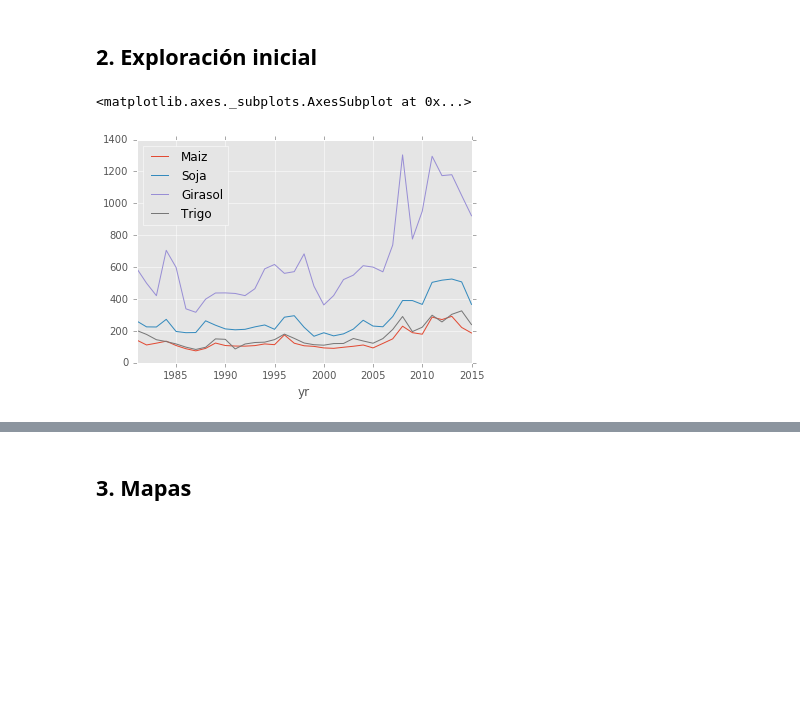
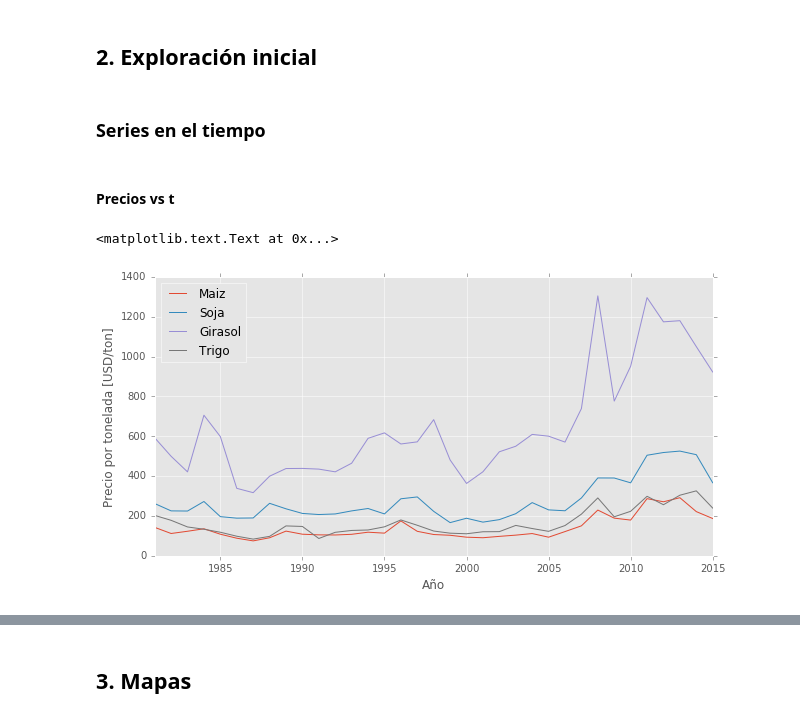
Before and after one commit to datosgobar/taller-analisis-datos-101, a Jupyter notebook: 2 - Análisis de datos agrícolas.ipynb, the cells around one changed output, grey strips where cells are left out. Cells and saved outputs as stored; diff of their text form; code cells hidden in the pictures; blank space fills up the shorter version.

```diff
--- a/2 - Análisis de datos agrícolas.ipynb
+++ b/2 - Análisis de datos agrícolas.ipynb
@@ -168,7 +170,2 @@ precios_girasol[precios_girasol.index >= 1980].plot.line()
 # %% [markdown]
 ## 2. Exploración inicial
-# %%
-df_precios[df_precios.index>1980].plot()
-# %% [output]
-<matplotlib.axes._subplots.AxesSubplot at 0x...>
-[figure, removed]
@@ -174,0 +182,11 @@ df_precios[df_precios.index>1980].plot()
+# %% [markdown]
+### Series en el tiempo
+# %% [markdown]
+#### Precios vs t
+# %%
+df_precios[df_precios.index>1980].plot(figsize=(10,5))
+plt.xlabel(u"Año")
+plt.ylabel(u"Precio por tonelada [USD/ton]")
+# %% [output]
+<matplotlib.text.Text at 0x...>
+[figure, added]
```
Also changed, not shown: parts of 22 cells of this notebook.
